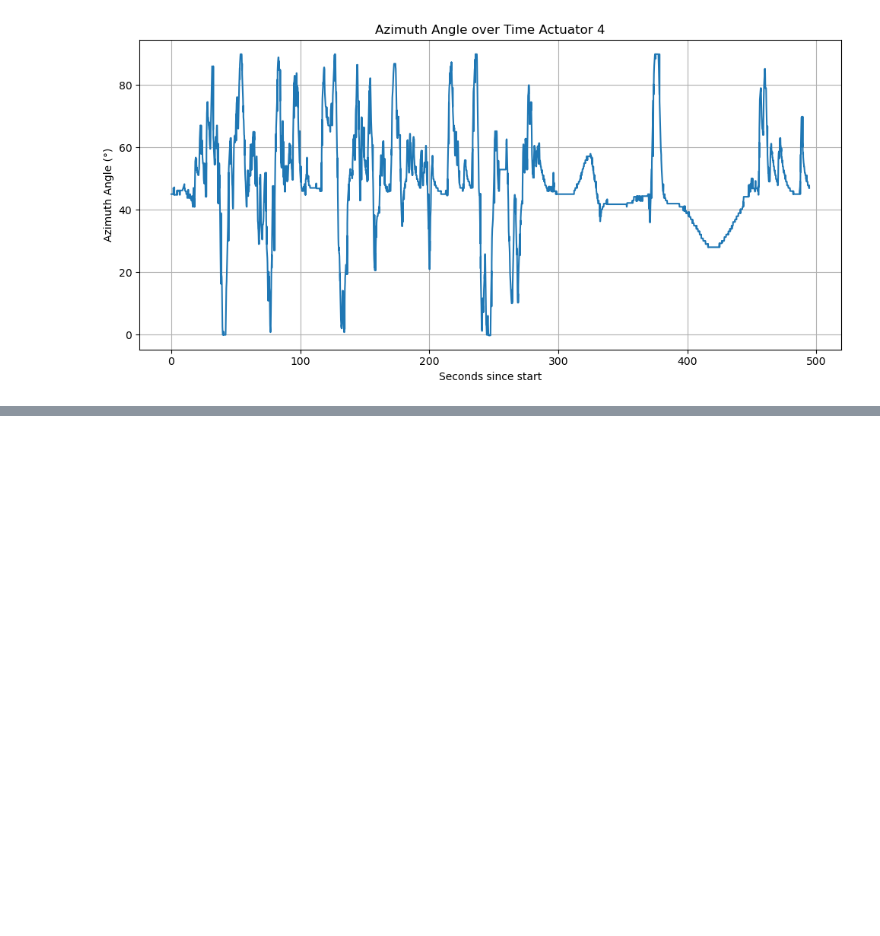
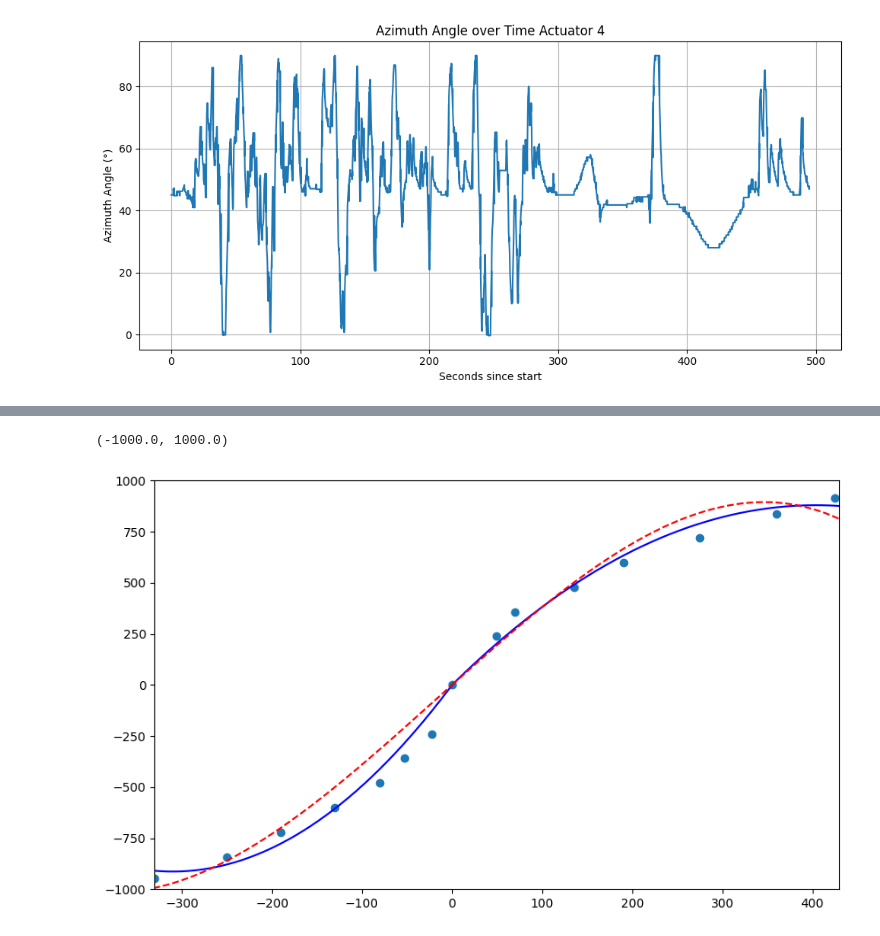
Before and after one commit to Andeshog/milliampere_data, a Jupyter notebook: thruster_analysis.ipynb, the cells around one changed output, grey strips where cells are left out. Cells and saved outputs as stored; diff of their text form; code cells hidden in the pictures; blank space fills up the shorter version.

```diff
--- a/thruster_analysis.ipynb
+++ b/thruster_analysis.ipynb
@@ -766,0 +1090,58 @@ plt.show()
+# %%
+coeff_fit_pos = np.array([-0.005392628724401, 4.355160257309755, 0])
+coeff_fit_neg = np.array([0.009497954053629, 5.891321999522722, 0])
+
+def thrust_to_rpm(F_arr):
+    rpm_arr = np.zeros_like(F_arr, dtype=float)
+    for i, F in enumerate(F_arr):
+        if F < 0:
+            rpm = np.polyval(coeff_fit_neg, F)
+        else:
+            rpm = np.polyval(coeff_fit_pos, F)
+        rpm_arr[i] = rpm
+    return rpm_arr
+
+# Plotting the RPM function
+F_pos = np.linspace(0, 1000, 400)
+F_neg = np.linspace(-1000, 0, 400)
+
+data = np.array([
+    [-948, -660],
+    [-841, -500],
+    [-721, -380],
+    [-601, -260],
+    [-480, -160],
+    [-360, -105],
+    [-241, -45],
+    [0, 0],
+    [238, 98],
+    [358, 140],
+    [478, 270],
+    [599, 380],
+    [718, 550],
+    [838, 720],
+    [913, 850],
+])
+
+rpm = data[:, 0]
+total_force = data[:, 1]
+thrust = total_force / 2
+
+a = -1.0106e-5
+b = -4.6813e-4
+c = 3.9565
+rpm_pos = thrust_to_rpm(F_pos)
+rpm_neg = thrust_to_rpm(F_neg)
+rpm_pos2 = a * F_pos**3 + b * F_pos**2 + c * F_pos
+rpm_neg2 = a * F_neg**3 + b * F_neg**2 + c * F_neg
+plt.figure(figsize=(10, 6))
+plt.scatter(thrust, rpm, label="Data points")
+plt.plot(F_pos, rpm_pos, label='Positive Thrust', color='blue')
+plt.plot(F_neg, rpm_neg, label='Negative Thrust', color='blue')
+plt.plot(F_pos, rpm_pos2, label='Positive Thrust (Polyfit)', color='red', linestyle='--')
+plt.plot(F_neg, rpm_neg2, label='Negative Thrust (Polyfit)', color='red', linestyle='--')
+plt.xlim(-330, 430)
+plt.ylim(-1000, 1000)
+# %% [output]
+(-1000.0, 1000.0)
+[figure, added]
```
Also changed, not shown: parts of 7 cells of this notebook.
